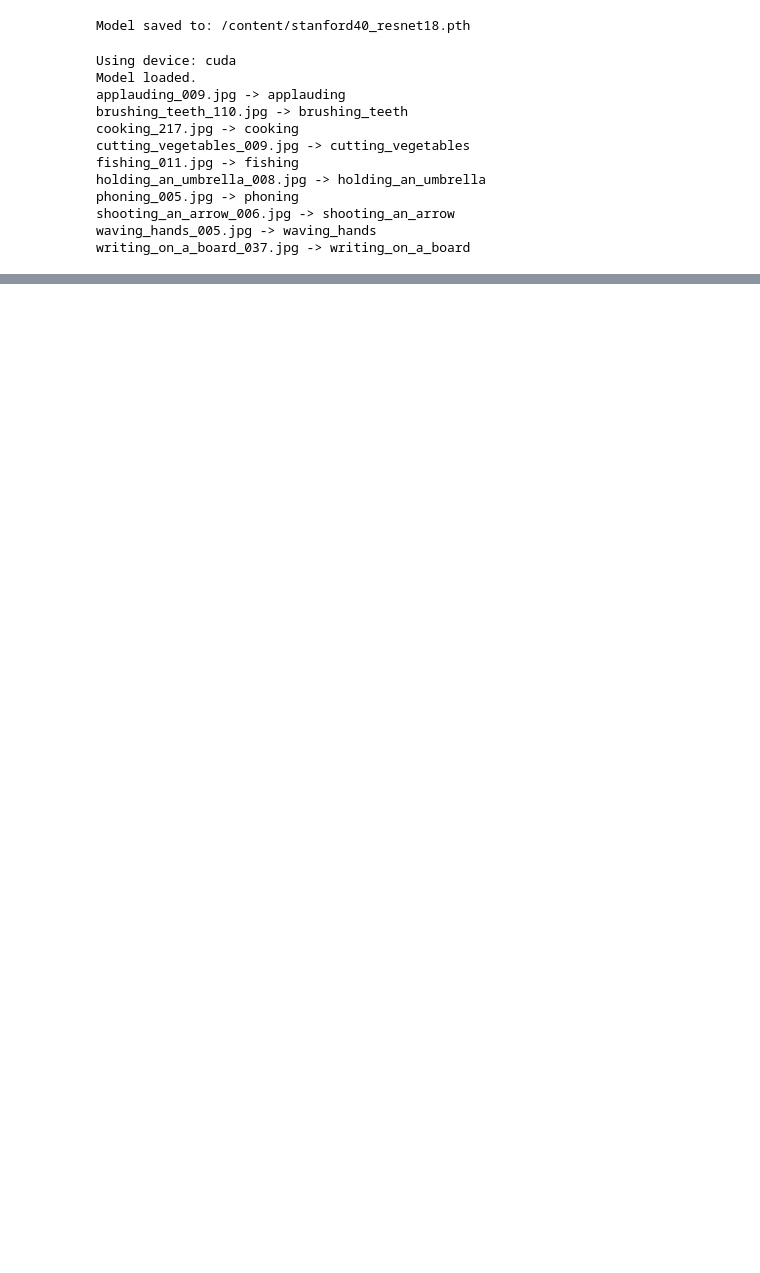
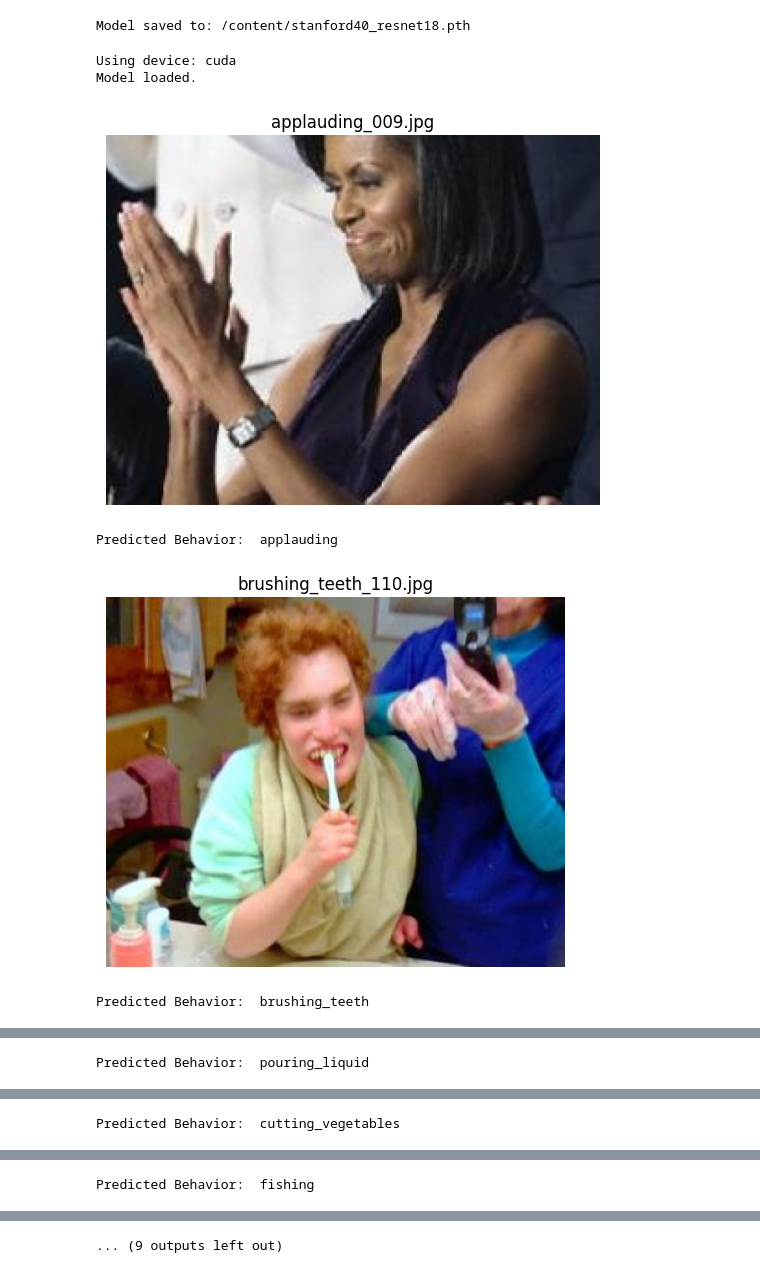
Before and after one commit to Zmuirhead03/Human-Behavior-Recognition-, a Jupyter notebook: Human_Behavior_Recognition.ipynb, the cells around one changed output, grey strips where cells are left out. Cells and saved outputs as stored; diff of their text form; code cells hidden in the pictures; blank space fills up the shorter version.

```diff
--- a/Human_Behavior_Recognition.ipynb
+++ b/Human_Behavior_Recognition.ipynb
@@ -192,42 +300,39 @@ model.eval()
 
 print("Model loaded.")
 
 validExts = [".jpg", ".jpeg", ".png", ".bmp"]
 
 for filename in sorted(os.listdir(imagesFolder)):
     lowerName = filename.lower()
     isImage = False
 
     for ext in validExts:
         if lowerName.endswith(ext):
             isImage = True
 
     if not isImage:
         continue
 
     imgPath = os.path.join(imagesFolder, filename)
     img = Image.open(imgPath).convert("RGB")
 
     x = transform(img)
     x = x.unsqueeze(0).to(device)
 
     with torch.no_grad():
         outputs = model(x)
         _, predIdx = torch.max(outputs, 1)
         predIdx = predIdx.item()
         predLabel = classNames[predIdx]
-
-    print(filename, "->", predLabel)
+    plt.imshow(img)
+    plt.title(filename)
+    plt.axis('off')
+    plt.show()
+    print("Predicted Behavior: " , predLabel)
 # %% [output]
 Using device: cuda
 Model loaded.
-applauding_009.jpg -> applauding
-brushing_teeth_110.jpg -> brushing_teeth
-cooking_217.jpg -> cooking
-cutting_vegetables_009.jpg -> cutting_vegetables
-fishing_011.jpg -> fishing
-holding_an_umbrella_008.jpg -> holding_an_umbrella
-phoning_005.jpg -> phoning
-shooting_an_arrow_006.jpg -> shooting_an_arrow
-waving_hands_005.jpg -> waving_hands
-writing_on_a_board_037.jpg -> writing_on_a_board
+[figure, added]
+Predicted Behavior:  applauding
+[figure, added]
+Predicted Behavior:  brushing_teeth
@@ -233,0 +340 @@ writing_on_a_board_037.jpg -> writing_on_a_board
+Predicted Behavior:  pouring_liquid
@@ -233,0 +342 @@ writing_on_a_board_037.jpg -> writing_on_a_board
+Predicted Behavior:  cutting_vegetables
@@ -233,0 +344 @@ writing_on_a_board_037.jpg -> writing_on_a_board
+Predicted Behavior:  fishing
@@ -233,0 +346 @@ writing_on_a_board_037.jpg -> writing_on_a_board
+... (9 outputs left out)
```
Also changed, not shown: parts of 10 cells of this notebook.
